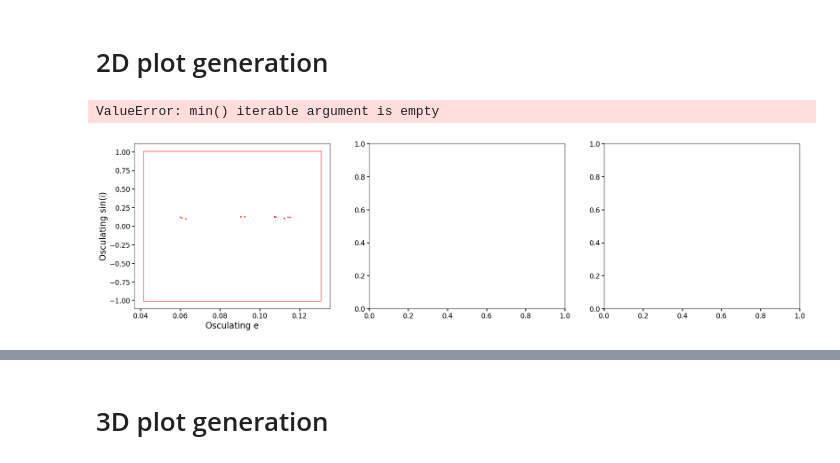
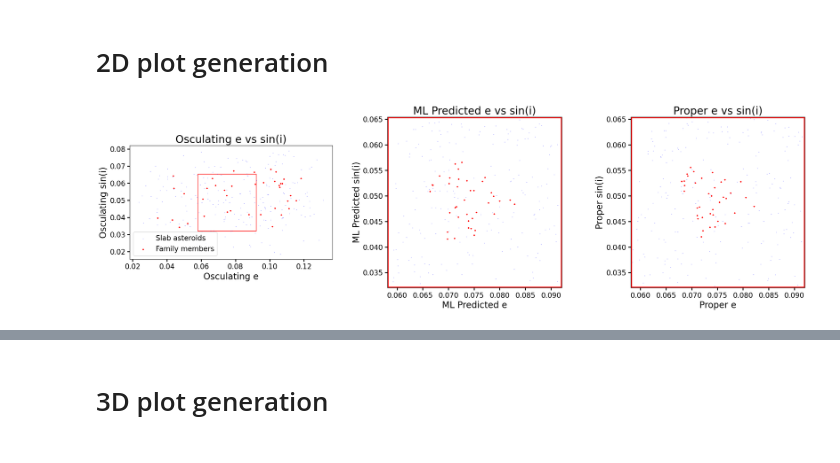
Before and after one commit to YangShen31/proper_elements_prediction, a Jupyter notebook: 4_family_identification/4.1_family_identification.ipynb, the cells around one changed output, grey strips where cells are left out. Drawn from its saved outputs; the diff is of its cells as text; code cells hidden in the pictures.

Commit message:
Update plots and add code to time linear theory and model evaluation

```diff
--- a/4_family_identification/4.1_family_identification.ipynb
+++ b/4_family_identification/4.1_family_identification.ipynb
@@ -26,8 +31,7 @@ propsini = df_xgb["propsini"]
 test_name_list = df_xgb['Des\'n']
 # %%
 column_names = ['propa', 'prope', 'propsini', 'g', 's', 'H', 'NumOpps', 'PackedName', 'UnpackedName']
-df_Velleda = pd.read_csv("../data/family_tables/inner_61203_chleborad_fam3.csv", header=None, names=column_names)
-# df_Velleda = pd.read_csv("../data/family_tables/.csv", header=None, names=column_names)
+df_Velleda = pd.read_csv("../data/family_tables/inner_126_velleda_fam3.csv", header=None, names=column_names)
 def convert_id(val):
 	val_str = str(val)
 	if val_str.isdigit():
@@ -325,77 +294,82 @@ Purity of the sample: 43.75
 # %%
 family_test_df = df_xgb[df_xgb["Des'n"].isin(name_list)]
 
+# Define slab thresholds
+threshold_e = 0.01
+threshold_i = 0.01
+threshold_a = 0.01
+
 # Filter slab using proper elements
 filter = (
-    (propa < bounds[0]) & (propa > bounds[1]) &
-    (prope < bounds[2]) & (prope > bounds[3]) &
-    (propsini < bounds[4]) & (propsini > bounds[5])
+    (propa < np.max(family_test_df["propa"]) + threshold_a) & (propa > np.min(family_test_df["propa"]) - threshold_a) &
+    (prope < np.max(family_test_df["prope"]) + threshold_e) & (prope > np.min(family_test_df["prope"]) - threshold_e) &
+    (propsini < np.max(family_test_df["propsini"]) + threshold_i) & (propsini > np.min(family_test_df["propsini"]) - threshold_i)
 )
 
 filtered = df_xgb[filter]
+filtered = filtered[(filtered["Des'n"].isin(test_name_list)) & (~filtered["Des'n"].isin(name_list))]
 
 fig, axes = plt.subplots(1, 3, figsize=(28, 7))
 
-# diff = max(family_test_df["prope"]) - min(filtered["prope"])
+diff = max(family_test_df["prope"]) - min(filtered["prope"])
 
 rect = patches.Rectangle(
-    (bounds[2], bounds[4]),
-    bounds[3]-bounds[2],
-    bounds[5]-bounds[4],
+    (min(filtered["prope"]), min(filtered["propsini"])),
+    max(filtered["prope"]) - min(filtered["prope"]),
+    max(filtered["propsini"]) - min(filtered["propsini"]),
     linewidth=1,
     edgecolor='r',
     facecolor='none'
 )
 axes[0].add_patch(rect)
-axes[0].scatter(filtered["e"], (filtered["Incl."]*np.pi/180), s=1, alpha=1, label="Slab asteroids", color='blue', rasterized=True)
+axes[0].scatter(filtered["e"], (filtered["Incl."]*np.pi/180), s=1, alpha=0.2, label="Slab asteroids", color='blue', rasterized=True)
 axes[0].scatter(family_test_df["e"], (family_test_df["Incl."]*np.pi/180), s=5, label="Family members", color='red', rasterized=True)
 axes[0].set_xlabel("Osculating e")
 axes[0].set_ylabel("Osculating sin(i)")
-axes[0].set_xlim(min(filtered["e"]), min(filtered["e"]) + diff*4 + 0.01)
-axes[0].set_ylim(0.01, 0.09)
-axes[0].set_aspect(1)
+# axes[0].set_xlim(min(filtered["e"]), min(filtered["e"]) + diff*4 + 0.01)
+# axes[0].set_ylim(0.01, 0.09)
+axes[0].set_aspect("equal")
 axes[0].legend()
 axes[0].set_title("Osculating e vs sin(i)")
 
 rect = patches.Rectangle(
-    (bounds[2], bounds[4]),
-    bounds[3]-bounds[2],
-    bounds[5]-bounds[4],
-    linewidth=1,
+    (min(filtered["prope"]), min(filtered["propsini"])),
+    max(filtered["prope"]) - min(filtered["prope"]),
+    max(filtered["propsini"]) - min(filtered["propsini"]),
+    linewidth=5,
     edgecolor='r',
     facecolor='none'
 )
 axes[1].scatter(filtered["pred_e"], filtered["pred_sini"], s=1, alpha=0.2, label="Slab asteroids", color='blue', rasterized=True)
 axes[1].scatter(family_test_df["pred_e"], family_test_df["pred_sini"], s=5, label="Family members", color='red', rasterized=True)
 axes[1].set_xlabel("ML Predicted e")
 axes[1].set_ylabel("ML Predicted sin(i)")
 axes[1].set_xlim(min(filtered["prope"]), max(filtered["prope"]))
 axes[1].set_ylim(min(filtered["propsini"]), max(filtered["propsini"]))
 axes[1].set_title("ML Predicted e vs sin(i)")
 axes[1].add_patch(rect)
 axes[1].set_aspect("equal")
 
 rect = patches.Rectangle(
-    (bounds[2], bounds[4]),
-    bounds[3]-bounds[2],
-    bounds[5]-bounds[4],
-    linewidth=1,
+    (min(filtered["prope"]), min(filtered["propsini"])),
+    max(filtered["prope"]) - min(filtered["prope"]),
+    max(filtered["propsini"]) - min(filtered["propsini"]),
+    linewidth=5,
     edgecolor='r',
     facecolor='none'
 )
 axes[2].scatter(filtered["prope"], filtered["propsini"], s=1, alpha=0.2, label="Slab asteroids", color='blue', rasterized=True)
 axes[2].scatter(family_test_df["prope"], family_test_df["propsini"], s=5, label="Family members", color='red', rasterized=True)
 axes[2].set_xlabel("Proper e")
 axes[2].set_ylabel("Proper sin(i)")
 axes[2].set_xlim(min(filtered["prope"]), max(filtered["prope"]))
 axes[2].set_ylim(min(filtered["propsini"]), max(filtered["propsini"]))
 axes[2].set_title("Proper e vs sin(i)")
 axes[2].add_patch(rect)
 axes[2].set_aspect("equal")
 
 # plt.tight_layout(rect=[0.05, 0.05, 0.98, 0.95])
 plt.savefig("../plots/2D_plots_family.pdf")
 plt.show()
 # %% [output]
-ValueError: min() iterable argument is empty
-[figure, old version]
+[figure, new version]
```
Also changed, not shown: parts of 21 cells of this notebook, 12 other files.
